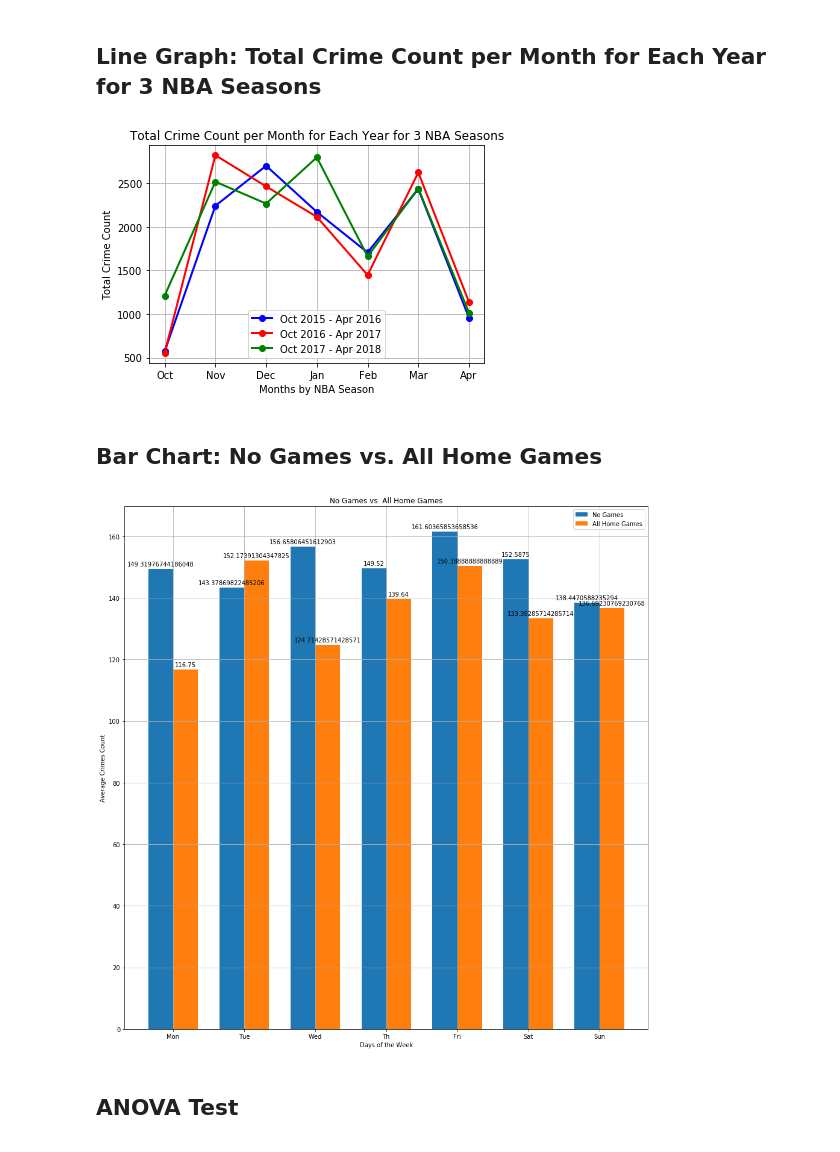
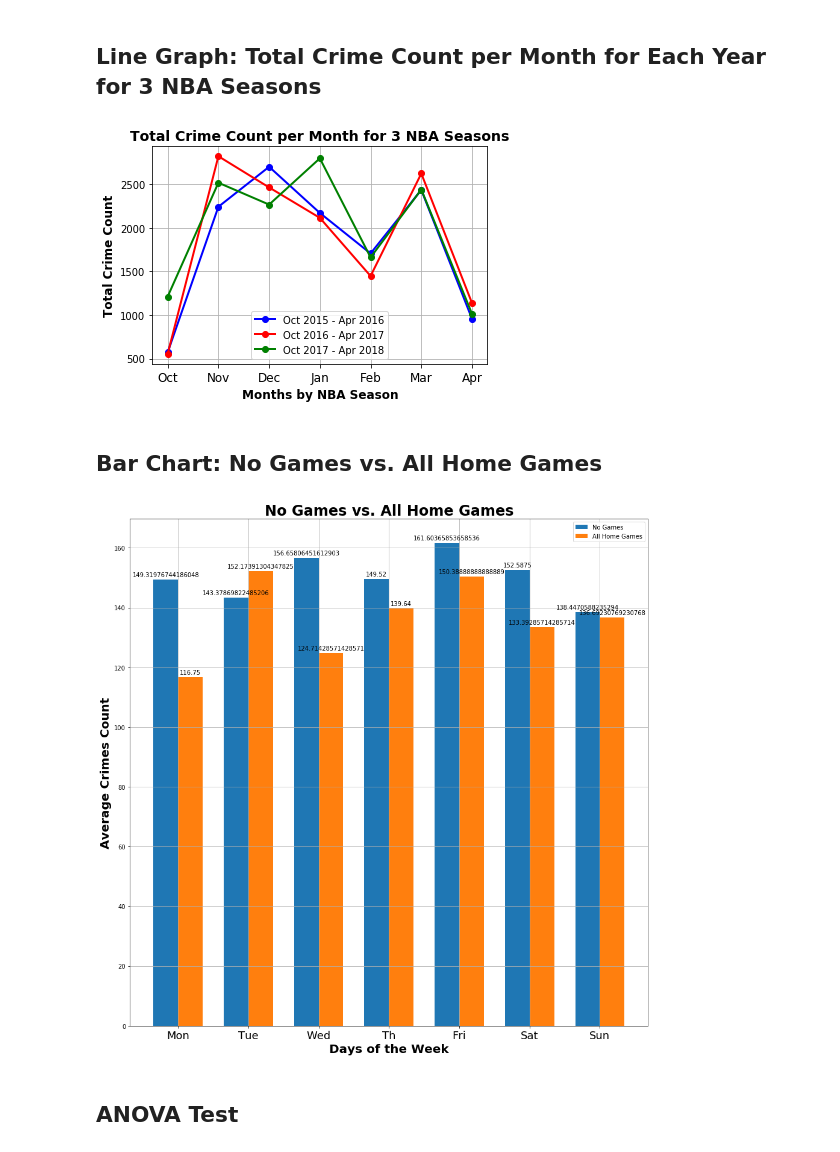
Before and after one commit to shaymusmc/Crime_TrailBlazers, a Jupyter notebook: Crime_TrailBlazers_Analysis.ipynb, the cells around one changed output. Cells and saved outputs as stored; diff of their text form; code cells hidden in the pictures.

```diff
--- a/Crime_TrailBlazers_Analysis.ipynb
+++ b/Crime_TrailBlazers_Analysis.ipynb
@@ -88,14 +88,14 @@ month_2017, = plt.plot(x_axis, y_2017, marker="o",color="green", linewidth=2, la
 plt.legend()
 plt.grid()
 tick_locations = [value for value in x_axis]
-plt.xticks(tick_locations, ["Oct","Nov","Dec","Jan", "Feb", "Mar", "Apr"])
-plt.title("Total Crime Count per Month for Each Year for 3 NBA Seasons")
-plt.xlabel("Months by NBA Season")
-plt.ylabel("Total Crime Count")
+plt.xticks(tick_locations, ["Oct","Nov","Dec","Jan", "Feb", "Mar", "Apr"], fontsize=12)
+plt.title("Total Crime Count per Month for 3 NBA Seasons", fontsize=14, fontweight="bold")
+plt.xlabel("Months by NBA Season", fontsize=12, fontweight="bold")
+plt.ylabel("Total Crime Count", fontsize=12, fontweight="bold")
 plt.savefig("Output/TotCrimeCountForEachYearfor3NBAseasons(#3).png")
 plt.show()
 # %% [output]
-[figure, old version]
+[figure, new version]
 # %% [markdown]
 ## Bar Chart: No Games vs. All Home Games
 # %%
@@ -122,38 +122,38 @@ x = np.arange(len(labels))
 width = 0.35
 
 fig, ax = plt.subplots(figsize=(13,13))
 rects1 = ax.bar(x - width/2, no_games_avg_list, width, label='No Games')
 rects2 = ax.bar(x + width/2, home_games, width, label='All Home Games')
 
-ax.set_ylabel('Average Crimes Count')
-ax.set_xlabel('Days of the Week')
-ax.set_title('No Games vs. All Home Games')
+ax.set_ylabel('Average Crimes Count', fontsize=20, fontweight="bold")
+ax.set_xlabel('Days of the Week', fontsize=20, fontweight="bold")
+ax.set_title('No Games vs. All Home Games', fontsize=24, fontweight="bold")
 ax.set_xticks(x)
-ax.set_xticklabels(labels)
+ax.set_xticklabels((labels), fontsize=18)
 ax.legend()
 ax.grid()
 
 
 def autolabel(rects):
     """Attach a text label above each bar in *rects*, displaying its height."""
     for rect in rects:
         height = rect.get_height()
         ax.annotate('{}'.format(height),
                     xy=(rect.get_x() + rect.get_width() / 2, height),
                     xytext=(0, 3),
                     textcoords="offset points",
                     ha='center', va='bottom')
 
 
 autolabel(rects1)
 autolabel(rects2)
 
 fig.tight_layout()
 
 plt.savefig("Output/AverageCrimeCountperDayoftheWeek(#4).png")
 plt.show()
 # %% [output]
-[figure, old version]
+[figure, new version]
 # %% [markdown]
 ## ANOVA Test
 # %%
```
Also changed, not shown: parts of 4 cells of this notebook, 6 other files.
